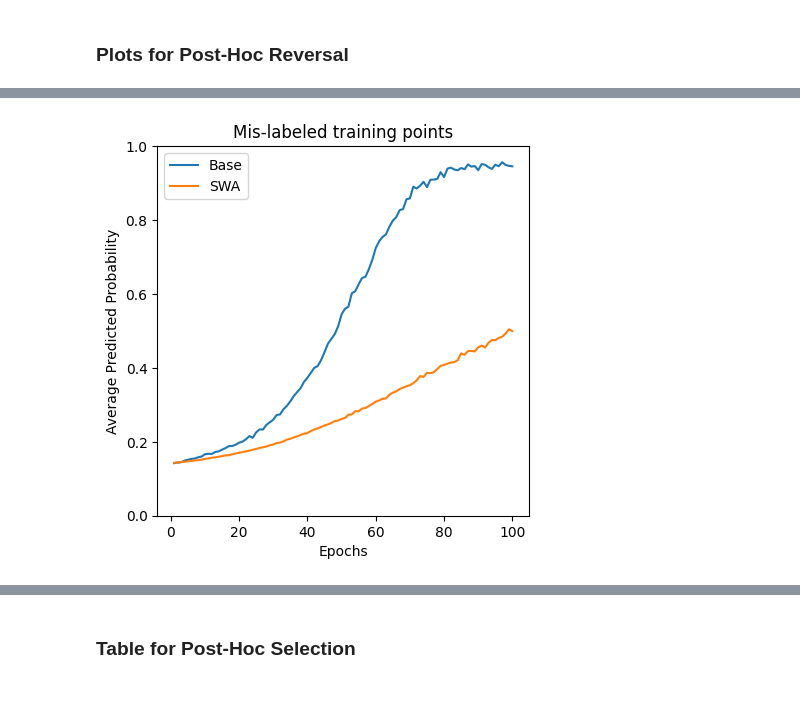
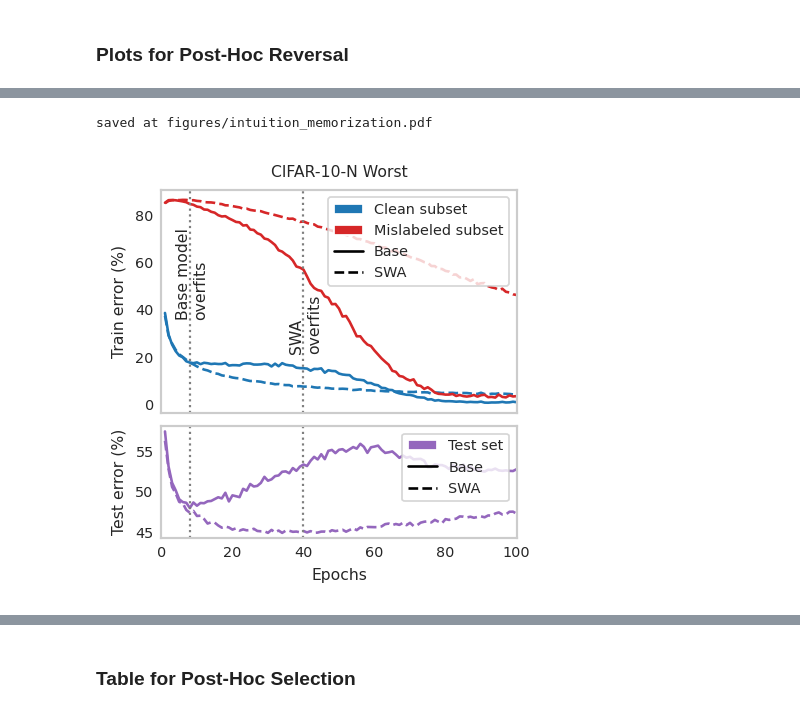
Before and after one commit to rishabh-ranjan/post-hoc-reversal, a Jupyter notebook: rebuttal/cifar.ipynb, the cells around one changed output, grey strips where cells are left out. Drawn from its saved outputs; the diff is of its cells as text; code cells hidden in the pictures.

```diff
--- a/rebuttal/cifar.ipynb
+++ b/rebuttal/cifar.ipynb
@@ -206,3 +220,22 @@ wandb: Find logs at: ../../../../../../afs/cs.stanford.edu/u/ranjanr/.cache/wand
 # %% [markdown]
 ### Plots for Post-Hoc Reversal
+# %%
+import seaborn as sns
+
+sns.set_theme(context="paper", style="whitegrid", font_scale=0.75)
+plt.rcParams["figure.dpi"] = 157
+plt.rcParams["xtick.major.size"] = 0
+plt.rcParams["ytick.major.size"] = 0
+
+LINE = 5.5
+
+from matplotlib.lines import Line2D
+from matplotlib.patches import Patch
+from pathlib import Path
+
+def save_fig(fig, save_key):
+    path = f"figures/{save_key}.pdf"
+    Path(path).parent.mkdir(exist_ok=True, parents=True)
+    fig.savefig(path, bbox_inches="tight", pad_inches=0.01)
+    print(f"saved at {path}")
 # %%
@@ -256,7 +353,7 @@ fig.show()
-# %%
-fig, ax = plt.subplots(figsize=(4.8, 4.8))
-draw(ax, kv, split="train_false", tr="base+swa+ts+ens+ts")
-ax.set_title("Mis-labeled training points")
-fig.show()
-# %% [output]
-[figure, removed]
+# %%
+kv = KeyValStore(f"out/ens{os.environ['ENSEMBLE_SIZE']}")
+fig = make_fig(kv)
+save_fig(fig, "intuition_memorization")
+# %% [output]
+saved at figures/intuition_memorization.pdf
+[figure, added]
```
Also changed, not shown: parts of 11 cells of this notebook, 4 other files.
